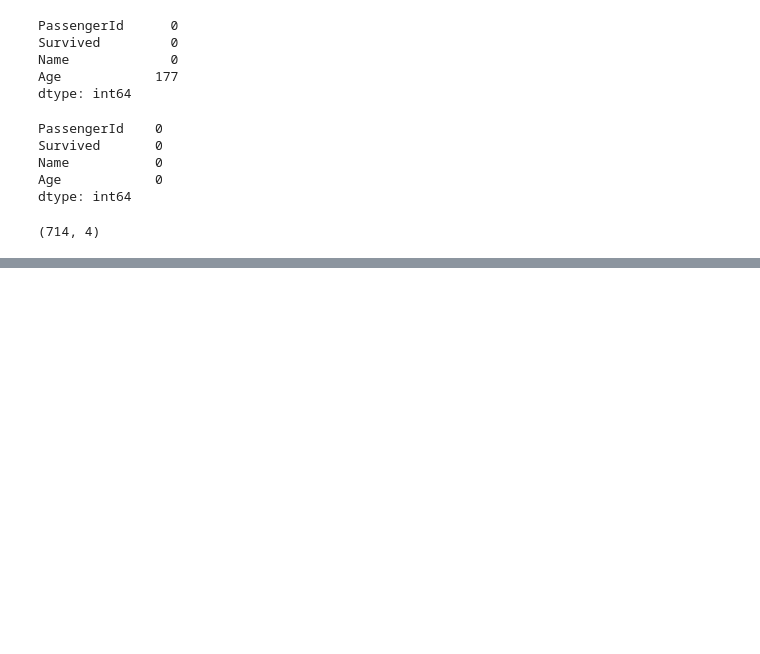
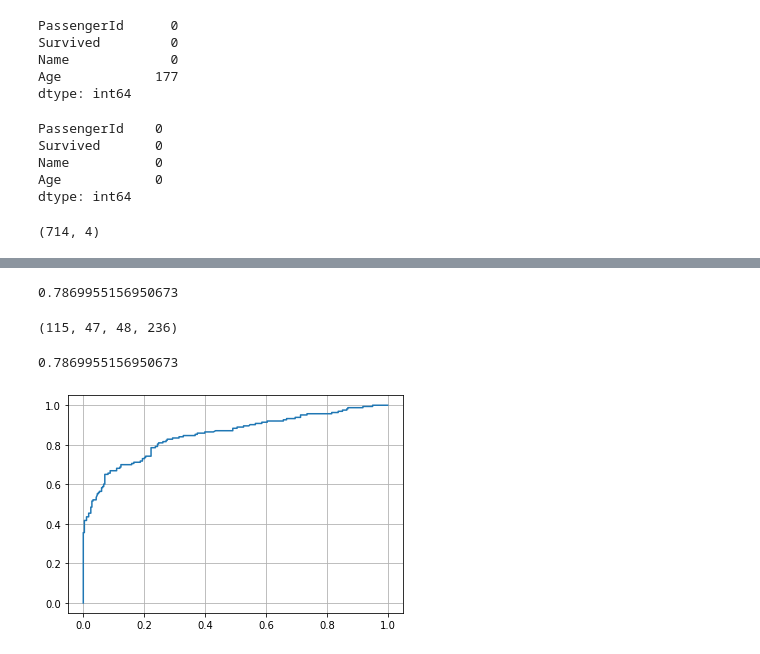
Before and after one commit to Ch0k/ML-DZ5, a Jupyter notebook: Untitled2.ipynb, the cells around one changed output, grey strips where cells are left out. Cells and saved outputs as stored; diff of their text form; code cells hidden in the pictures; blank space fills up the shorter version.

```diff
--- a/Untitled2.ipynb
+++ b/Untitled2.ipynb
@@ -317,0 +561,4 @@ df.shape
+# %%
+X_train, X_test, y_train, y_test = train_test_split(X, y, test_size=0.5, random_state=0)
+# %%
+model.fit(X_train, y_train)
@@ -317,0 +579,43 @@ df.shape
+# %%
+model.score(X_test, y_test)
+# %% [output]
+0.7869955156950673
+# %%
+tp = 0 # True positive
+fp = 0 # False positive
+fn = 0 # False negative
+tn = 0 # True negative
+
+predictions = model.predict_proba( X_test )
+for predicted_prob, actual in zip( predictions[:, 1], y_test ):
+    if predicted_prob >= 0.5:
+        predicted = 1
+    else:
+        predicted = 0
+
+    if predicted == 1:
+        if actual == 1:
+            tp += 1
+        else:
+            fp += 1
+
+    else:
+        if actual == 1:
+            fn += 1
+        else:
+            tn += 1
+# %%
+tp, fp, fn, tn
+# %% [output]
+(115, 47, 48, 236)
+# %%
+(tp + tn) / (tp + fp + fn + tn)
+# %% [output]
+0.7869955156950673
+# %%
+fpr, tpr, thres = roc_curve( y_test, predictions[:, 1] )
+# %%
+plt.plot( fpr, tpr )
+plt.grid()
+# %% [output]
+[figure, added]
```
Also changed, not shown: parts of 45 cells of this notebook.
